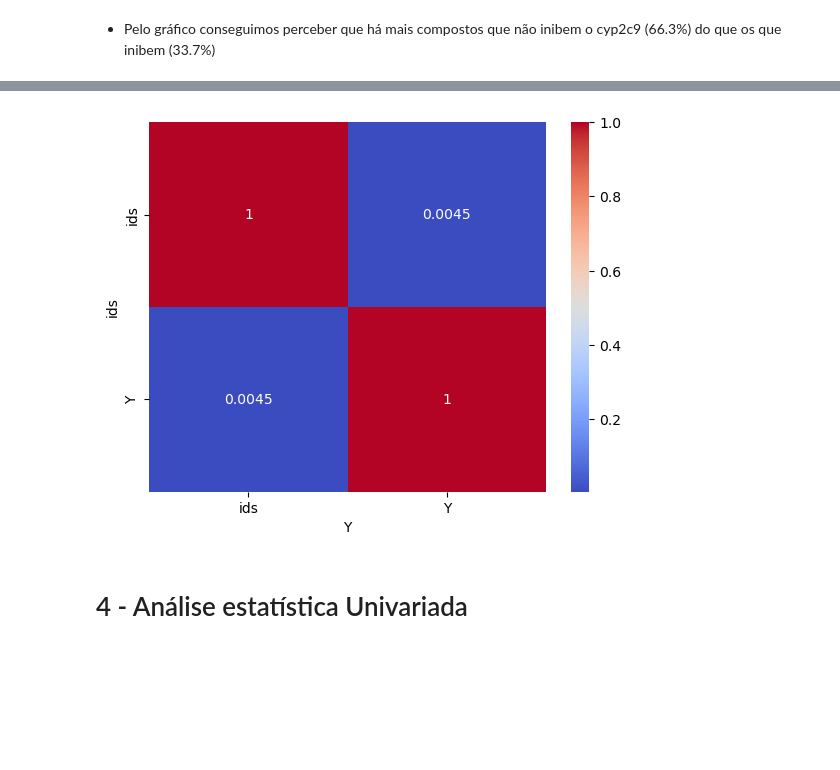
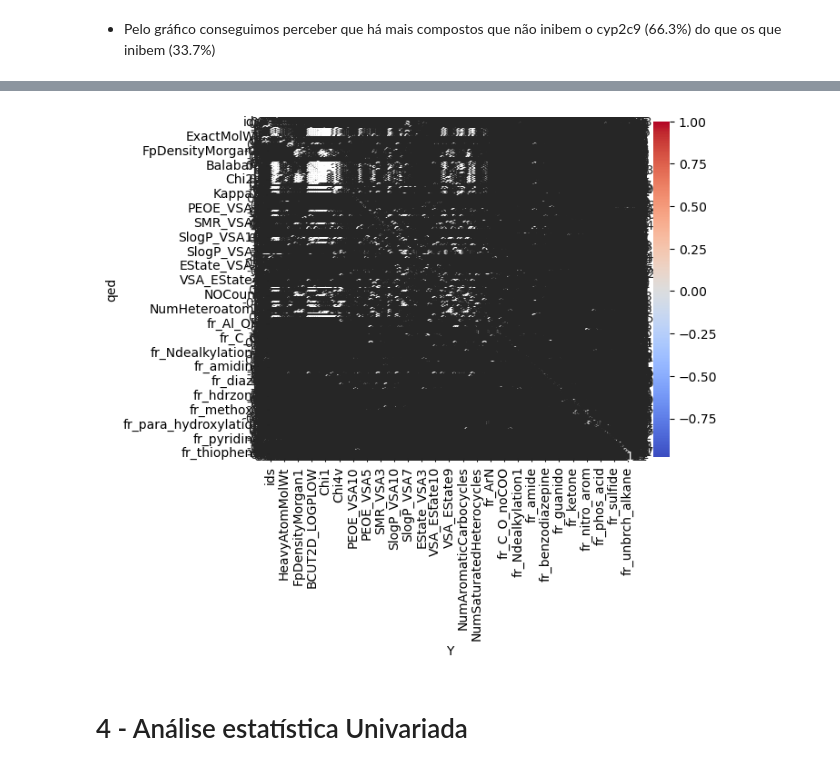
Before and after one commit to BrunoAGSa/Extra-o_Work, a Jupyter notebook: Trabalho parte 2/cyp2c9/trabalho 2.ipynb, the cells around one changed output, grey strips where cells are left out. Saved outputs shown, nothing was run; the diff lists cells and outputs as text; code cells hidden in the pictures; blank space fills up the shorter version.

```diff
--- a/Trabalho parte 2/cyp2c9/trabalho 2.ipynb
+++ b/Trabalho parte 2/cyp2c9/trabalho 2.ipynb
@@ -199,0 +228,2 @@ df0 = df_cyp2c9[df_cyp2c9["Y"] == 0]
+# %%
+df = pd.concat([df_cyp2c9, df_features], axis=1)
@@ -257,19 +292,19 @@ plt.show()
 # %%
 # Histograma da coluna "Y"
-sns.histplot(df_cyp2c9, x="Y")
+sns.histplot(df, x="Y")
 
 # Gráfico de barras da contagem de valores na coluna "Y"
-sns.countplot(data=df_cyp2c9, x="Y")
+sns.countplot(data=df, x="Y")
 
 # Matriz de correlação entre as variáveis
-sns.heatmap(df_cyp2c9.corr(), annot=True, cmap="coolwarm")
+sns.heatmap(df.corr(), annot=True, cmap="coolwarm")
 
 # Gráfico de dispersão entre duas variáveis
-sns.scatterplot(data=df_cyp2c9, x="Y", y="ids")
+sns.scatterplot(data=df, x="Y", y="qed")
 
 plt.show()
 # %% [output]
-[figure, old version]
+[figure, new version]
 # %% [markdown]
 # 4 - Análise estatística Univariada
 # %% [markdown]
```
Also changed, not shown: parts of 23 cells of this notebook.
